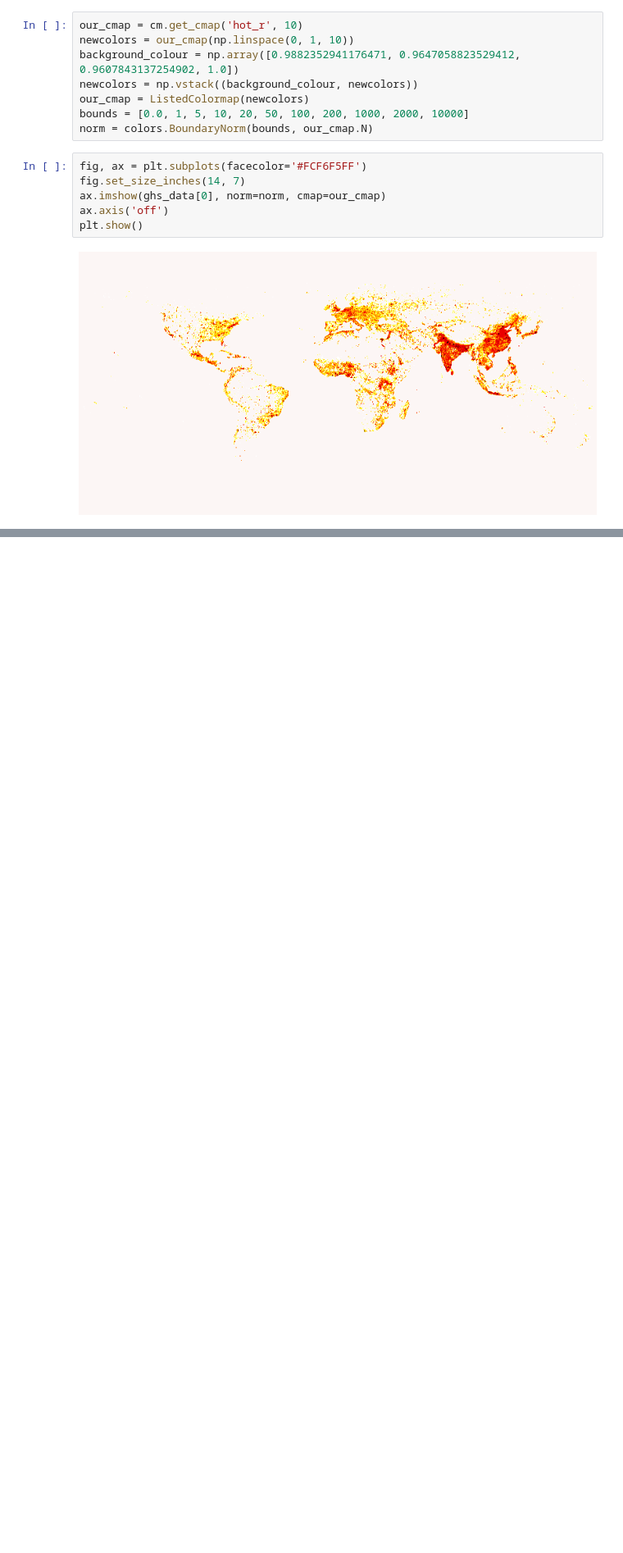
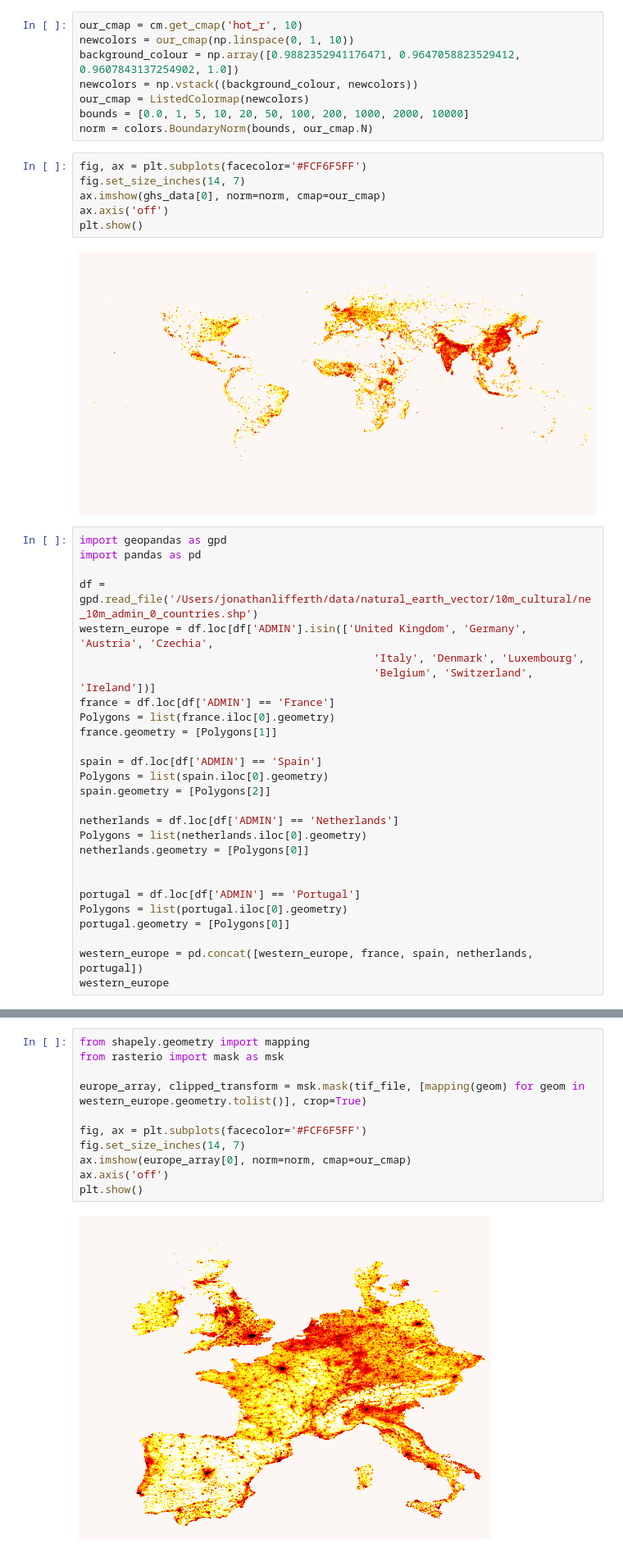
Before and after one commit to jlifferth/python_playground, a Jupyter notebook: maps/population_density.ipynb, the cells around one changed output, grey strips where cells are left out. Shown at 82% size. Saved outputs shown, nothing was run; the diff lists cells and outputs as text; blank space fills up the shorter version.

Commit message:
succesfully plotted multiple countries

```diff
--- a/maps/population_density.ipynb
+++ b/maps/population_density.ipynb
@@ -59,3 +62,30 @@ ax.axis('off')
 plt.show()
 # %% [output]
 [figure]
+# %%
+import geopandas as gpd
+import pandas as pd
+
+df = gpd.read_file('/Users/jonathanlifferth/data/natural_earth_vector/10m_cultural/ne_10m_admin_0_countries.shp')
+western_europe = df.loc[df['ADMIN'].isin(['United Kingdom', 'Germany', 'Austria', 'Czechia',
+                                              'Italy', 'Denmark', 'Luxembourg',
+                                              'Belgium', 'Switzerland', 'Ireland'])]
+france = df.loc[df['ADMIN'] == 'France']
+Polygons = list(france.iloc[0].geometry)
+france.geometry = [Polygons[1]]
+
+spain = df.loc[df['ADMIN'] == 'Spain']
+Polygons = list(spain.iloc[0].geometry)
+spain.geometry = [Polygons[2]]
+
+netherlands = df.loc[df['ADMIN'] == 'Netherlands']
+Polygons = list(netherlands.iloc[0].geometry)
+netherlands.geometry = [Polygons[0]]
+
+
+portugal = df.loc[df['ADMIN'] == 'Portugal']
+Polygons = list(portugal.iloc[0].geometry)
+portugal.geometry = [Polygons[0]]
+
+western_europe = pd.concat([western_europe, france, spain, netherlands, portugal])
+western_europe
@@ -61,0 +129,13 @@ plt.show()
+# %%
+from shapely.geometry import mapping
+from rasterio import mask as msk
+
+europe_array, clipped_transform = msk.mask(tif_file, [mapping(geom) for geom in western_europe.geometry.tolist()], crop=True)
+
+fig, ax = plt.subplots(facecolor='#FCF6F5FF')
+fig.set_size_inches(14, 7)
+ax.imshow(europe_array[0], norm=norm, cmap=our_cmap)
+ax.axis('off')
+plt.show()
+# %% [output]
+[figure, added]
```
Also changed, not shown: parts of 15 cells of this notebook, 2 other files.
